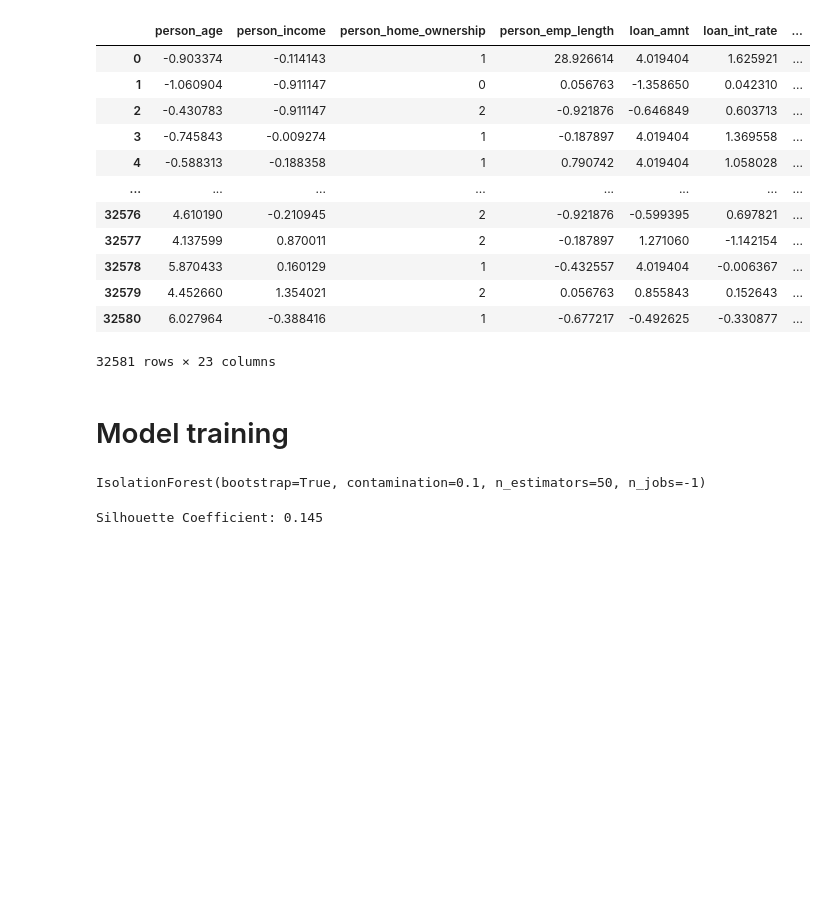
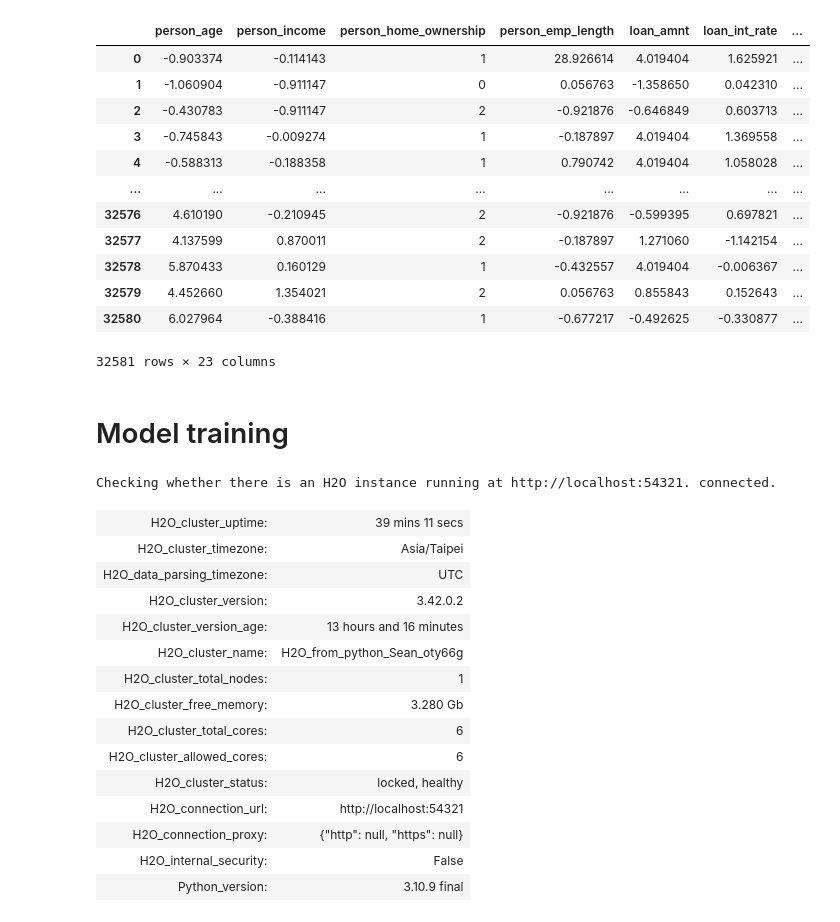
Before and after one commit to chiseanchang0727/kaggle, a Jupyter notebook: credit_risk_prediction/credit_risk_prediction.ipynb, the cells around one changed output. Saved outputs shown, nothing was run; the diff lists cells and outputs as text; code cells hidden in the pictures; blank space fills up the shorter version.

```diff
--- a/credit_risk_prediction/credit_risk_prediction.ipynb
+++ b/credit_risk_prediction/credit_risk_prediction.ipynb
@@ -252,6 +254,25 @@ data_encoded
 32581 rows × 23 columns
 # %% [markdown]
 # Model training
+# %%
+h2o.init()
+# %% [output]
+Checking whether there is an H2O instance running at http://localhost:54321. connected.
+| H2O_cluster_uptime: | 39 mins 11 secs |
+| H2O_cluster_timezone: | Asia/Taipei |
+| H2O_data_parsing_timezone: | UTC |
+| H2O_cluster_version: | 3.42.0.2 |
+| H2O_cluster_version_age: | 13 hours and 16 minutes |
+| H2O_cluster_name: | H2O_from_python_Sean_oty66g |
+| H2O_cluster_total_nodes: | 1 |
+| H2O_cluster_free_memory: | 3.280 Gb |
+| H2O_cluster_total_cores: | 6 |
+| H2O_cluster_allowed_cores: | 6 |
+| H2O_cluster_status: | locked, healthy |
+| H2O_connection_url: | http://localhost:54321 |
+| H2O_connection_proxy: | {"http": null, "https": null} |
+| H2O_internal_security: | False |
+| Python_version: | 3.10.9 final |
 # %%
 data_encoded["id"] = data_encoded.index + 1
 target = data_encoded[["id", "loan_status"]]
@@ -261,4 +279,0 @@ model = IsolationForest(n_estimators=50, max_samples='auto', contamination=0.1,
-# %%
-model.fit(train)
-# %% [output]
-IsolationForest(bootstrap=True, contamination=0.1, n_estimators=50, n_jobs=-1)
@@ -268,5 +279,0 @@ train['anomaly'] = model.predict(train)
-# %%
-sil_coeff = silhouette_score(train.drop('anomaly', axis=1), train['anomaly'])
-print("Silhouette Coefficient:", round(sil_coeff, 3))
-# %% [output]
-Silhouette Coefficient: 0.145
```
Also changed, not shown: parts of 11 cells of this notebook.
